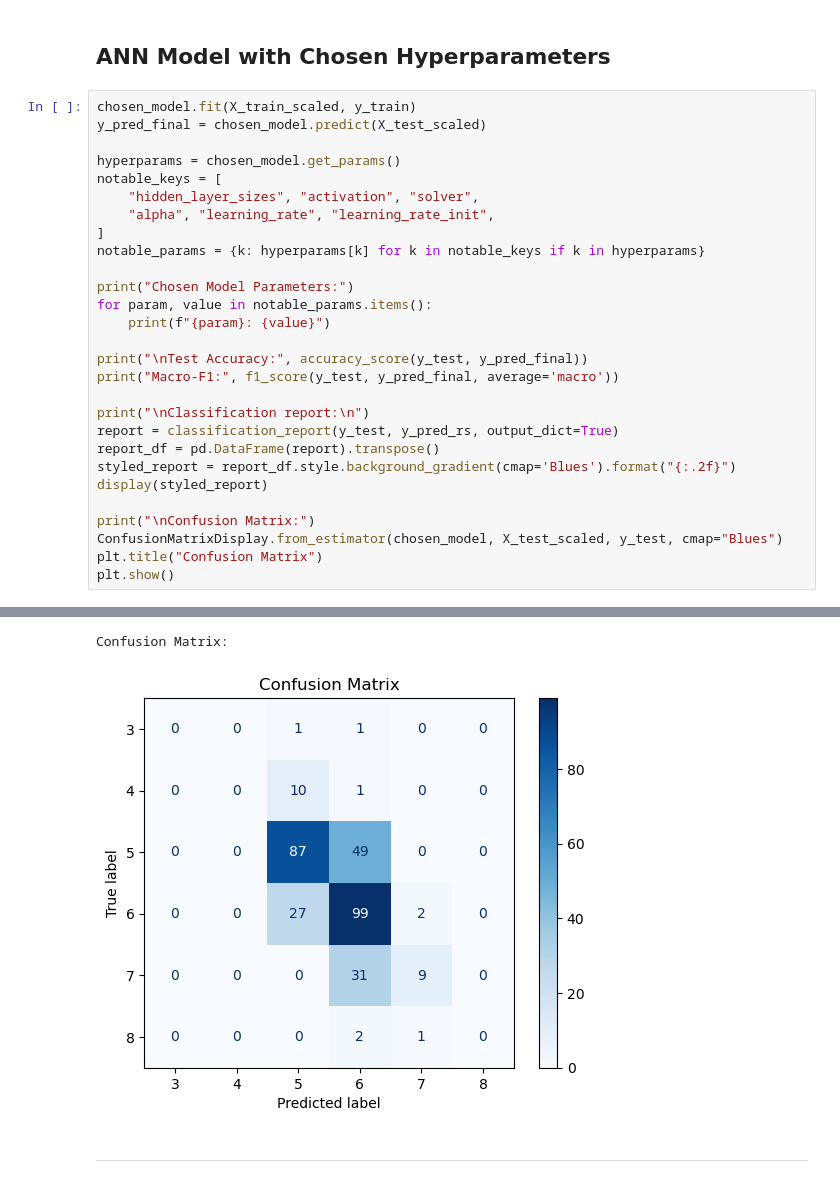
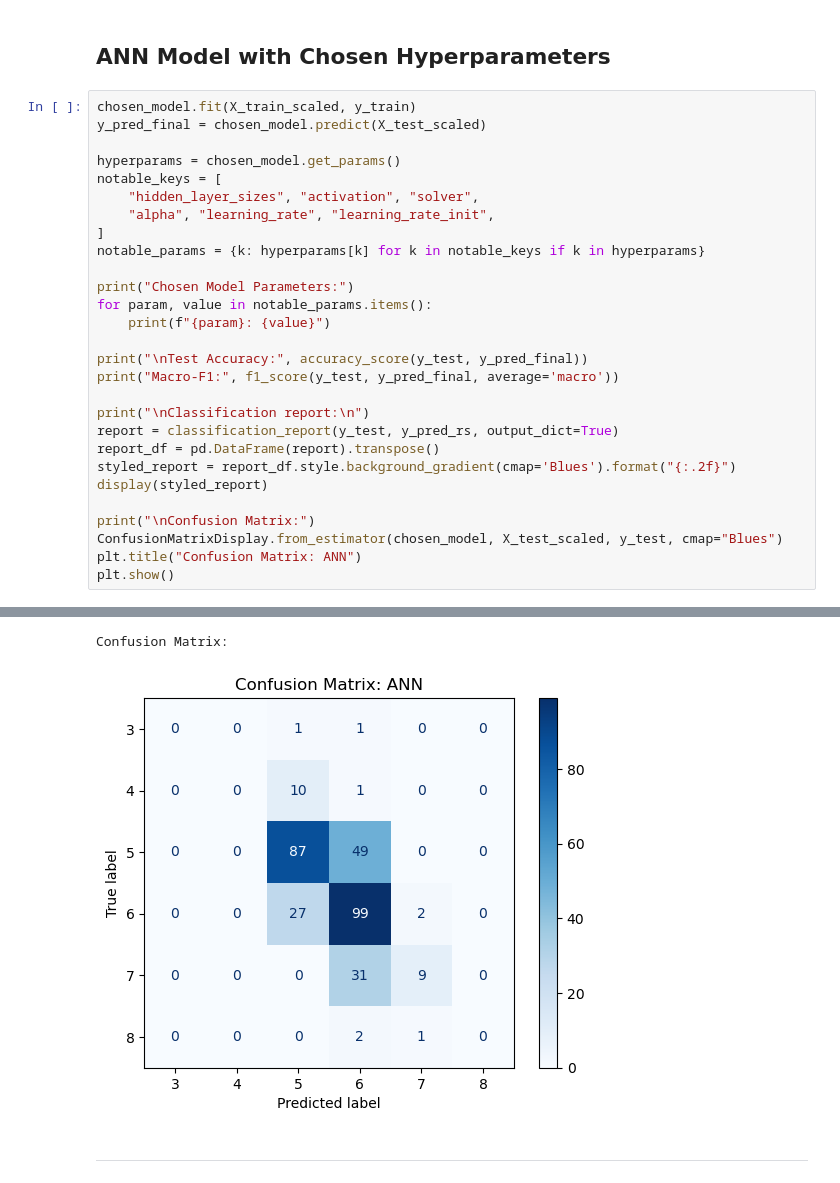
Before and after one commit to Liamoiknine/ML-wine-classifier, a Jupyter notebook: main.ipynb, the cells around one changed output, grey strips where cells are left out. Saved outputs shown, nothing was run; the diff lists cells and outputs as text.

```diff
--- a/main.ipynb
+++ b/main.ipynb
@@ -521,35 +521,35 @@ report_df = pd.DataFrame(report).transpose()
 styled_report = report_df.style.background_gradient(cmap='Blues').format("{:.2f}")
 display(styled_report)
 
 print("\nConfusion Matrix:")
 ConfusionMatrixDisplay.from_estimator(chosen_model, X_test_scaled, y_test, cmap="Blues")
-plt.title("Confusion Matrix")
+plt.title("Confusion Matrix: ANN")
 plt.show()
 # %% [output]
 Chosen Model Parameters:
 hidden_layer_sizes: (125, 60)
 activation: relu
 solver: adam
 alpha: 5e-05
 learning_rate: constant
 learning_rate_init: 0.02
 
 Test Accuracy: 0.609375
 Macro-F1: 0.2749127435622613
 
 Classification report:
 |  | precision | recall | f1-score | support |
 | 3 | 0.00 | 0.00 | 0.00 | 2.00 |
 | 4 | 0.00 | 0.00 | 0.00 | 11.00 |
 | 5 | 0.66 | 0.70 | 0.68 | 136.00 |
 | 6 | 0.54 | 0.66 | 0.60 | 128.00 |
 | 7 | 0.74 | 0.35 | 0.47 | 40.00 |
 | 8 | 0.00 | 0.00 | 0.00 | 3.00 |
 | accuracy | 0.61 | 0.61 | 0.61 | 0.61 |
 | macro avg | 0.32 | 0.29 | 0.29 | 320.00 |
 | weighted avg | 0.59 | 0.61 | 0.59 | 320.00 |
 Confusion Matrix:
-[figure, old version]
+[figure, new version]
 # %% [markdown]
 ---
 # %% [markdown]
```
Also changed, not shown: parts of 2 cells of this notebook.
